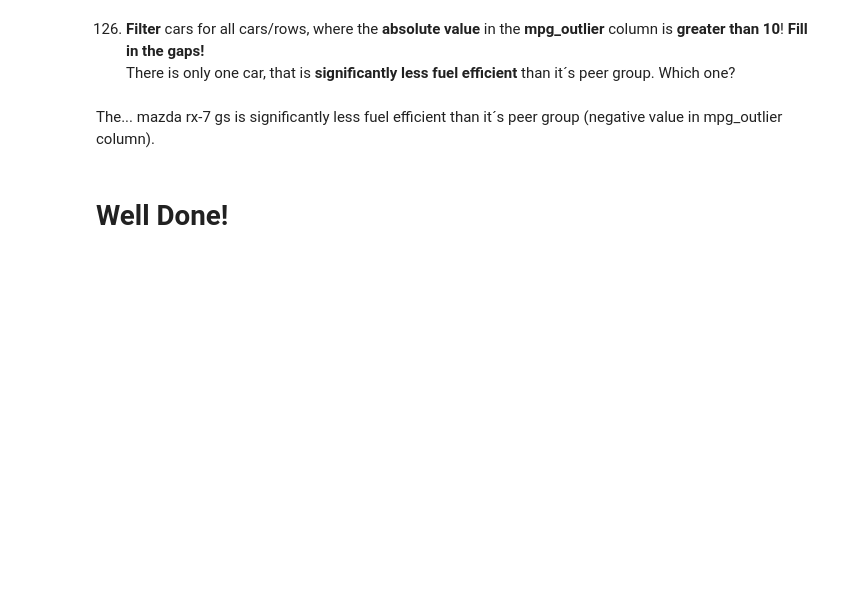
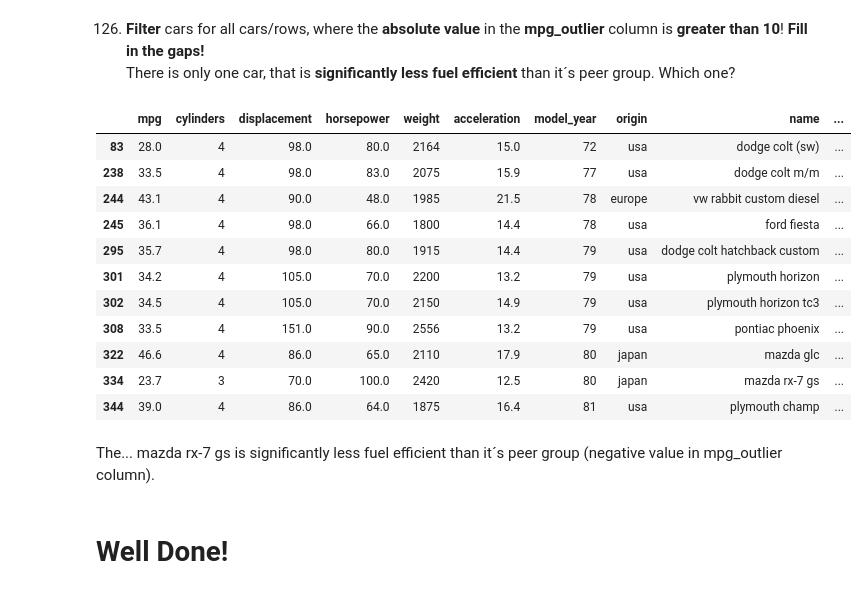
Before and after one commit to hamednasr/Coding_Exercises, a Jupyter notebook: Coding_Exercises/Exercise_13.ipynb, the cells around one changed output. Saved outputs shown, nothing was run; the diff lists cells and outputs as text; code cells hidden in the pictures; blank space fills up the shorter version.

```diff
--- a/Coding_Exercises/Exercise_13.ipynb
+++ b/Coding_Exercises/Exercise_13.ipynb
@@ -208,7 +238,7 @@ Calculate the __mean mpg__ for each combination of __model_year & origin__ and _
 124. First, __group__ cars by __model_year & origin__ and calculate the __mean mpg__ for each group via the --- method to create the new column __"group_mpg"__. <br>
 __Fill in the gaps!__
 # %%
-cars["group_mpg"] = cars.groupby(["model_year", "origin"]).mpg.---(---).round(2)
+cars["group_mpg"] = cars.groupby(["model_year", "origin"]).mpg.transform('mean').round(2)
 # %% [markdown]
 __Inspect!__ The group-specific mpg for the vw pickup is ... ?
 # %%
@@ -221,6 +265,8 @@ cars.tail()
 The group-specific mpg for the vw pickup is... 40.0!
 # %% [markdown]
 125. __Create__ the column __"mpg_outlier"__ by __substracting__ the __group_mpg__ column from the __mpg__ column. __Round__ to 2 decimals!
+# %%
+cars['mpg_outlier'] = cars['mpg'] - cars['group_mpg']
 # %%
 # run the cell
 cars.mpg_outlier.describe()
@@ -228,7 +284,20 @@ cars.mpg_outlier.describe()
 126. __Filter__ cars for all cars/rows, where the __absolute value__ in the __mpg_outlier__ column is __greater than 10__! __Fill in the gaps!__<br>
 There is only one car, that is __significantly less fuel efficient__ than it´s peer group. Which one?
 # %%
-cars.loc[--- > 10]
+cars.loc[abs(cars.mpg_outlier) > 10]
+# %% [output]
+|  | mpg | cylinders | displacement | horsepower | weight | acceleration | model_year | origin | name | ... |
+| 83 | 28.0 | 4 | 98.0 | 80.0 | 2164 | 15.0 | 72 | usa | dodge colt (sw) | ... |
+| 238 | 33.5 | 4 | 98.0 | 83.0 | 2075 | 15.9 | 77 | usa | dodge colt m/m | ... |
+| 244 | 43.1 | 4 | 90.0 | 48.0 | 1985 | 21.5 | 78 | europe | vw rabbit custom diesel | ... |
+| 245 | 36.1 | 4 | 98.0 | 66.0 | 1800 | 14.4 | 78 | usa | ford fiesta | ... |
+| 295 | 35.7 | 4 | 98.0 | 80.0 | 1915 | 14.4 | 79 | usa | dodge colt hatchback custom | ... |
+| 301 | 34.2 | 4 | 105.0 | 70.0 | 2200 | 13.2 | 79 | usa | plymouth horizon | ... |
+| 302 | 34.5 | 4 | 105.0 | 70.0 | 2150 | 14.9 | 79 | usa | plymouth horizon tc3 | ... |
+| 308 | 33.5 | 4 | 151.0 | 90.0 | 2556 | 13.2 | 79 | usa | pontiac phoenix | ... |
+| 322 | 46.6 | 4 | 86.0 | 65.0 | 2110 | 17.9 | 80 | japan | mazda glc | ... |
+| 334 | 23.7 | 3 | 70.0 | 100.0 | 2420 | 12.5 | 80 | japan | mazda rx-7 gs | ... |
+| 344 | 39.0 | 4 | 86.0 | 64.0 | 1875 | 16.4 | 81 | usa | plymouth champ | ... |
 # %% [markdown]
 The... mazda rx-7 gs is significantly less fuel efficient than it´s peer group (negative value in mpg_outlier column).
 # %% [markdown]
```
Also changed, not shown: parts of 7 cells of this notebook.
